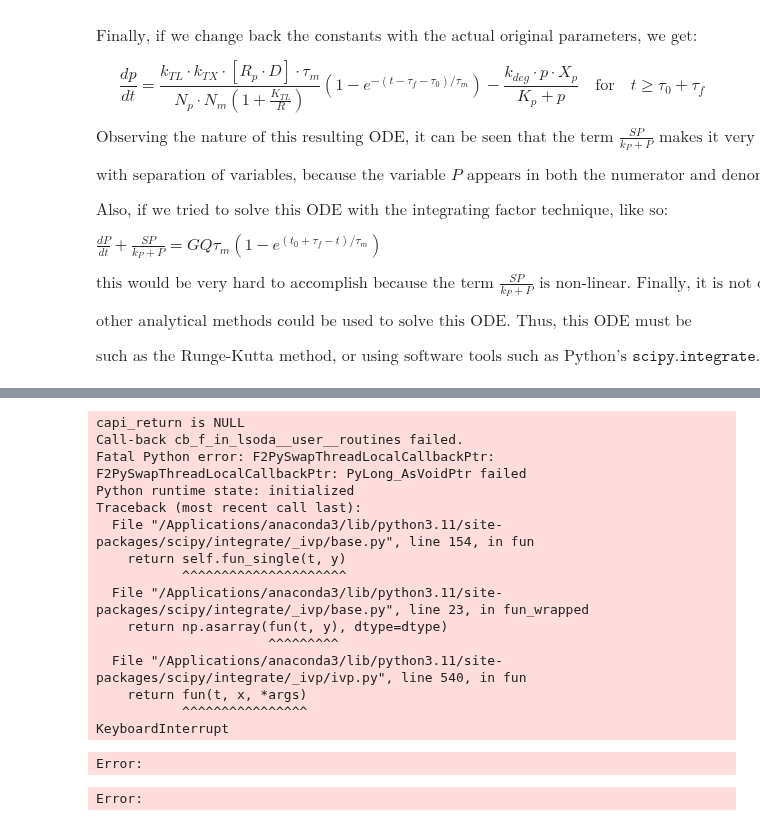
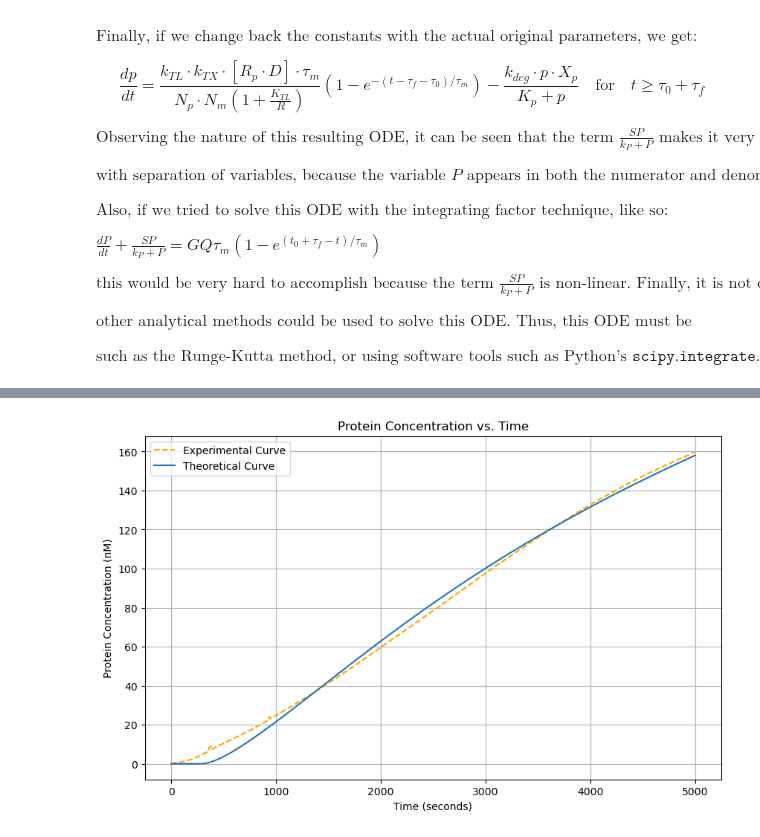
Before and after one commit to dalarios/activedrops_surf, a Jupyter notebook: Week2-HW-Version2-EL.ipynb, the cells around one changed output, grey strips where cells are left out. Saved outputs shown, nothing was run; the diff lists cells and outputs as text; code cells hidden in the pictures.

Commit message:
Parameter Optimization 2 - Edgar

```diff
--- a/Week2-HW-Version2-EL.ipynb
+++ b/Week2-HW-Version2-EL.ipynb
@@ -579,11 +795,9 @@ interact(plot_proteinConcentration,
 # %%
-proteinConcentration_nM_List
 length = len(proteinConcentration_nM_List)
+proteinConcentration_nM_List_NP = np.array(proteinConcentration_nM_List) # Important line: convert to NumPy array
 
-proteinConcentration_nM_List = np.array(proteinConcentration_nM_List) # Important line: convert to NumPy array
-
-subset_indices = np.linspace(0, length - 1, 10, dtype=int) # Define indices: 0, 10, 20, 30, ... 1103. All indices MUST be integers
-subset_ProteinConcentration_nM_List = proteinConcentration_nM_List[subset_indices] # Access the values locates in these indices. For example, array[0], array[10], array[20], ... array[1103]
+subset_indices = np.linspace(0, length - 1, length, dtype=int) # Define indices: 0, 10, 20, 30, ..
+subset_ProteinConcentration_nM_List = proteinConcentration_nM_List_NP[subset_indices] # Access the values locates in these indices
 
 # Calculate the [R_p D] complex using the equation in the paper's supplementary information.
 def calculate_RpD(R_p, D, K_TX): # Accept parameters to calculate the [R_p D] complex
@@ -600,23 +814,17 @@ def dPdt(T, P, Q, S, tau_0, tau_f, k3, k11): # Not only accept the variables T a
     else:
         return 0
 
+def solve_ODE(params):
 
-def solve_ODE(params): # The parameters that will be optimized are: k_TL, k_TX, tau_m, k_deg, K_p
-
-    k_TL, k_TX, tau_m, k_deg, K_p = params # In Python, this is a way to define variables, given a list of values. Only 1 line is required
+    k_TL, k_TX, R_p, tau_m, K_TL, R, k_deg, X_p, K_p, tau_0, tau_f = params # In Python, this is a way to define variables, given a list of values. Only 1 line is required
 
     # These are the parameters for which we know the values of
-    R_p = 30
-    D = 30
-    N_p = 401 # We know this because we are analyzing the "k401" kinesin motor protein
-    R = 190
-    N_m = 3000
-    X_p = 9
-    tau_0 = 0
-    tau_f = 20
+    N_p = 401 # We know the number of aminoacids, because we are analyzing the "k401" kinesin motor protein
+    N_m = 3000 # We also know the number of nucleotides
+    D = 30 # We also know the DNA concentration
 
     RpD = calculate_RpD(R_p, D, k_TX) # For simplicity purposes, we calculated [R_p D] complex using a function
-    Q = (k_TL * k_TX * RpD * tau_m) / (N_p * (1 + k_TL / R) * N_m)
+    Q = (k_TL * k_TX * RpD * tau_m) / (N_p * (1 + K_TL / R) * N_m)
     S = k_deg * X_p
     k3 = tau_m
     k11 = K_p
@@ -635,20 +843,28 @@ def objective_function(params):
     pModel = solve_ODE(params)
     return np.sum((subset_ProteinConcentration_nM_List-pModel)**2)
 
-initial_guesses = [10, 1, 720, 0.01, 4] # 1st element: k_TL; 2nd element: k_TX; 3th element: tau_m; 4th element: k_deg; 5th element: K_p
+# 1st element: k_TL; 2nd element: k_TX; 3th element: R_p; 4th element: tau_m; 5th element: K_TL; 6th element: R; 7th element: k_deg; 8th element: X_p; 9th element: K_p; 10th element: tau_0, 11th element: tau_f
+initial_guesses = [10, 1, 30, 720, 5, 190, 0.01, 9, 4, 0, 300] # The guesses are the same for ALL the motor proteins
 
 result = minimize(objective_function, initial_guesses, method='TNC') # "L-BFGS-B" is a popular method to minimize an objective function. "TNC" is another method to minimize an objective function
 optimizedParameters = result.x #  Since "result" is an object, we need to access a certain attribute of "result" to extract the optimized parameters
 
-# Print the optimized parameters
-print("Optimized parameters:")
-print("k_TL:", optimizedParameters[0])
-print("k_TX:", optimizedParameters[1])
-print("tau_m:", optimizedParameters[2])
-print("K_p:", optimizedParameters[3])
-print("k_deg:", optimizedParameters[4])
+def showModel():
 
-def showModel():
+    # Print the optimized parameters
+    print("Optimized parameters:")
+    print("k_TL:", optimizedParameters[0])
+    print("k_TX:", optimizedParameters[1])
+    print("R_p:", optimizedParameters[2])
+    print("tau_m:", optimizedParameters[3])
+    print("K_TL:", optimizedParameters[4])
+    print("R:", optimizedParameters[5])
+    print("k_deg:", optimizedParameters[6])
+    print("X_p:", optimizedParameters[7])
+    print("K_p:", optimizedParameters[8])
+    print("tau_0:", optimizedParameters[9])
+    print("tau_f:", optimizedParameters[10])
+
     optimizedModel = solve_ODE(optimizedParameters)
     T = np.linspace(0, 5000, len(subset_ProteinConcentration_nM_List)) # Same size as the experimental data of the protein concentration
     plt.figure(figsize=(10, 6))  # Clear the figure before plotting
@@ -678,17 +894 @@ showModel()
-capi_return is NULL
-Call-back cb_f_in_lsoda__user__routines failed.
-Fatal Python error: F2PySwapThreadLocalCallbackPtr: F2PySwapThreadLocalCallbackPtr: PyLong_AsVoidPtr failed
-Python runtime state: initialized
-Traceback (most recent call last):
-  File "/Applications/anaconda3/lib/python3.11/site-packages/scipy/integrate/_ivp/base.py", line 154, in fun
-    return self.fun_single(t, y)
-           ^^^^^^^^^^^^^^^^^^^^^
-  File "/Applications/anaconda3/lib/python3.11/site-packages/scipy/integrate/_ivp/base.py", line 23, in fun_wrapped
-    return np.asarray(fun(t, y), dtype=dtype)
-                      ^^^^^^^^^
-  File "/Applications/anaconda3/lib/python3.11/site-packages/scipy/integrate/_ivp/ivp.py", line 540, in fun
-    return fun(t, x, *args)
-           ^^^^^^^^^^^^^^^^
-KeyboardInterrupt
-Error:
-Error:
+[figure, added]
```
Also changed, not shown: parts of 5 cells of this notebook, 10 other files.
